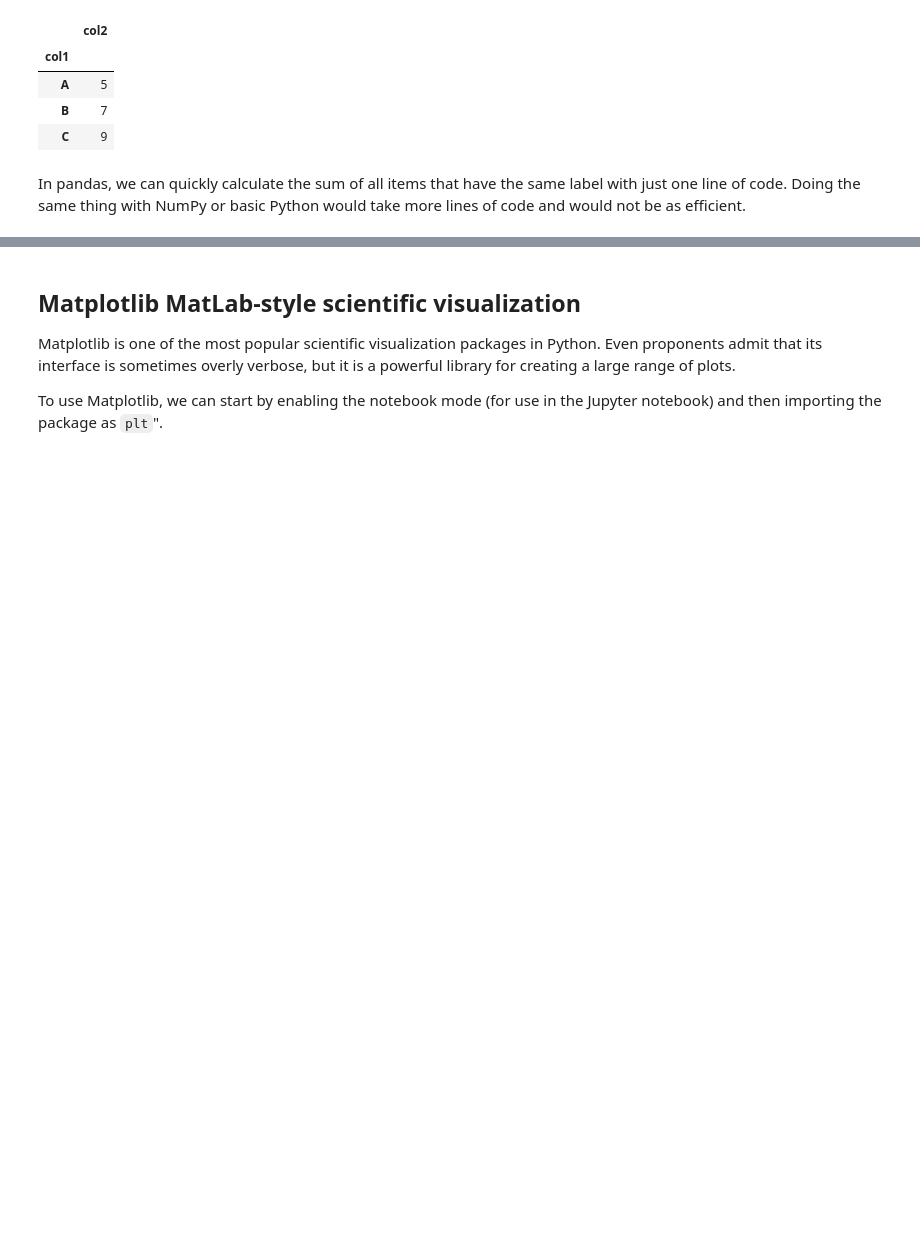
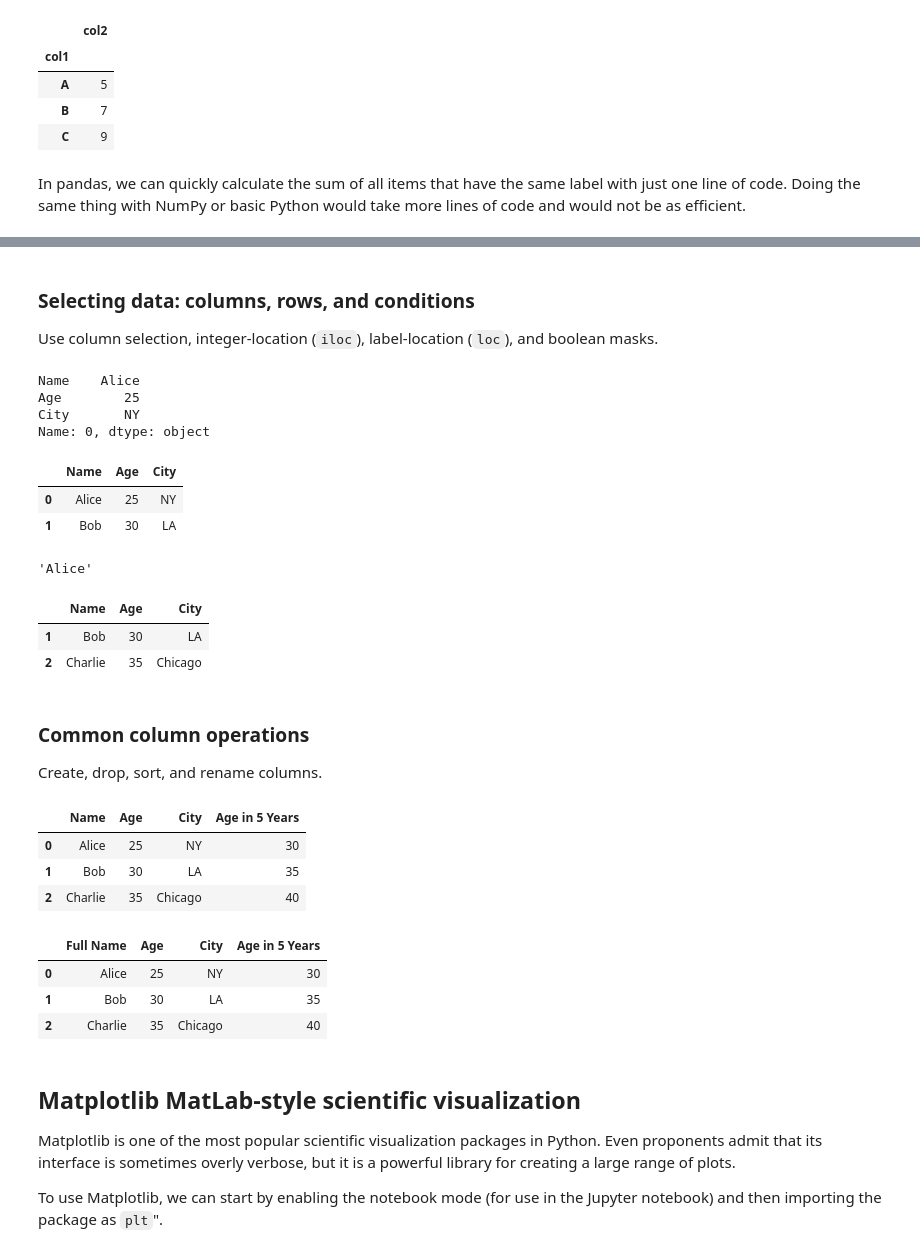
Before and after one commit to soltaniehha/Intro-to-Data-Analytics, a Jupyter notebook: 03-A-Preview-of-Data-Science-Tools/01-Preview-of-Data-Science-Tools.ipynb, the cells around one changed output, grey strips where cells are left out. Drawn from its saved outputs; the diff is of its cells as text; code cells hidden in the pictures; blank space fills up the shorter version.

Commit message:
Expanded the "Preview of Data Science Tools" notebook with detailed explanations on basic NumPy & pandas

```diff
--- a/03-A-Preview-of-Data-Science-Tools/01-Preview-of-Data-Science-Tools.ipynb
+++ b/03-A-Preview-of-Data-Science-Tools/01-Preview-of-Data-Science-Tools.ipynb
@@ -160,0 +292,10 @@ In pandas, we can quickly calculate the sum of all items that have the same labe
+# %%
+data = {
+    "Name": ["Alice", "Bob", "Charlie"],
+    "Age": [25, 30, 35],
+    "City": ["NY", "LA", "Chicago"],
+}
+df = pd.DataFrame(data)
+
+
+df.head()      # first 5 rows
@@ -160,0 +343,48 @@ In pandas, we can quickly calculate the sum of all items that have the same labe
+# %% [markdown]
+### Selecting data: columns, rows, and conditions
+
+Use column selection, integer-location (`iloc`), label-location (`loc`), and boolean masks.
+# %%
+# Columns
+col_series = df["Name"]           # Series
+col_df = df[["Name", "City"]]    # DataFrame
+
+# Rows by index
+df.iloc[0]                   # first row (Series)
+# %% [output]
+Name    Alice
+Age        25
+City       NY
+Name: 0, dtype: object
+# %%
+df.iloc[0:2]               # first two rows (DataFrame)
+# %% [output]
+|  | Name | Age | City |
+| 0 | Alice | 25 | NY |
+| 1 | Bob | 30 | LA |
+# %%
+df.loc[0, "Name"]            # by label
+# %% [output]
+'Alice'
+# %%
+# Boolean filter
+df[df["Age"] > 28]
+# %% [output]
+|  | Name | Age | City |
+| 1 | Bob | 30 | LA |
+| 2 | Charlie | 35 | Chicago |
+# %% [markdown]
+### Common column operations
+
+Create, drop, sort, and rename columns.
+# %%
+df = df.copy()
+# Add new column
+df["Age in 5 Years"] = df["Age"] + 5
+
+df
+# %% [output]
+|  | Name | Age | City | Age in 5 Years |
+| 0 | Alice | 25 | NY | 30 |
+| 1 | Bob | 30 | LA | 35 |
+| 2 | Charlie | 35 | Chicago | 40 |
@@ -161,3 +397,12 @@ In pandas, we can quickly calculate the sum of all items that have the same labe
+# %%
+# Renaming (inplace)
+renamed = df.rename(columns={"Name": "Full Name"})
+renamed
+# %% [output]
+|  | Full Name | Age | City | Age in 5 Years |
+| 0 | Alice | 25 | NY | 30 |
+| 1 | Bob | 30 | LA | 35 |
+| 2 | Charlie | 35 | Chicago | 40 |
 # %% [markdown]
 ## Matplotlib MatLab-style scientific visualization
 
```
Also changed, not shown: parts of 37 cells of this notebook.
